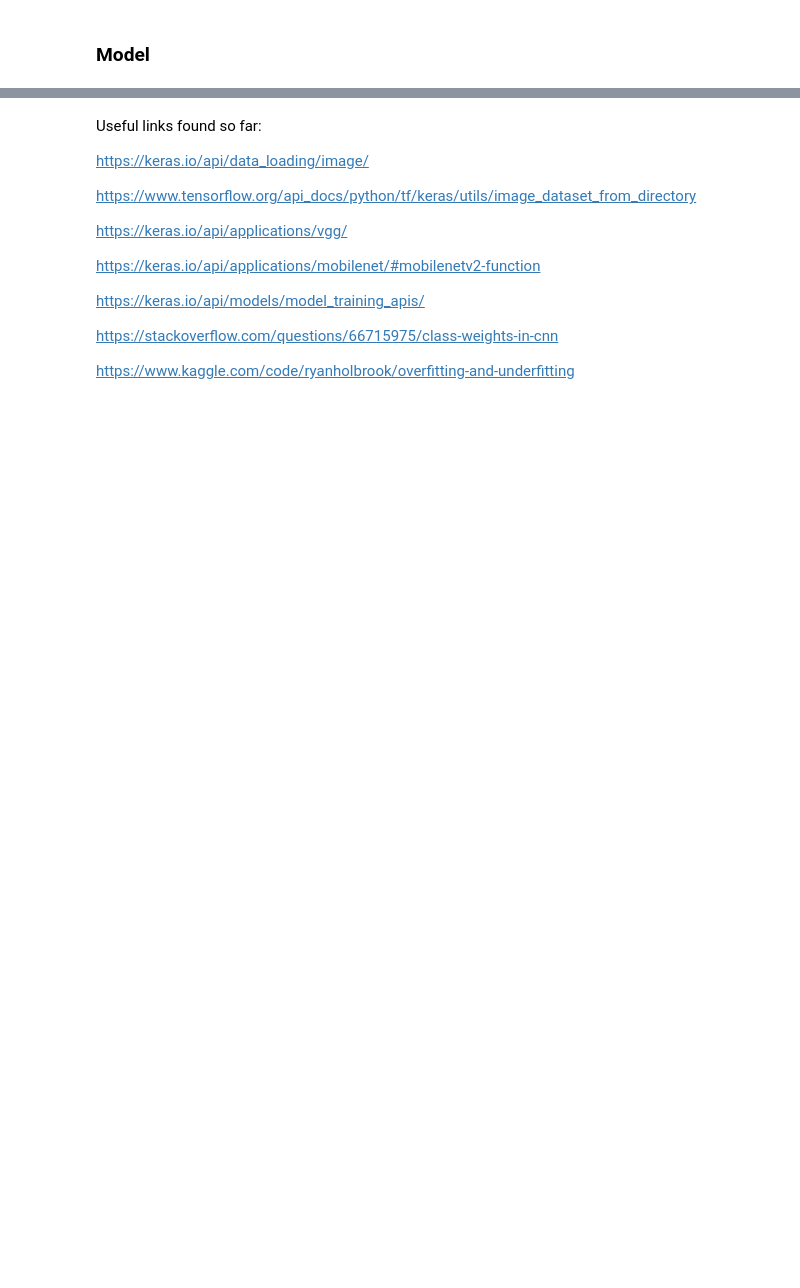
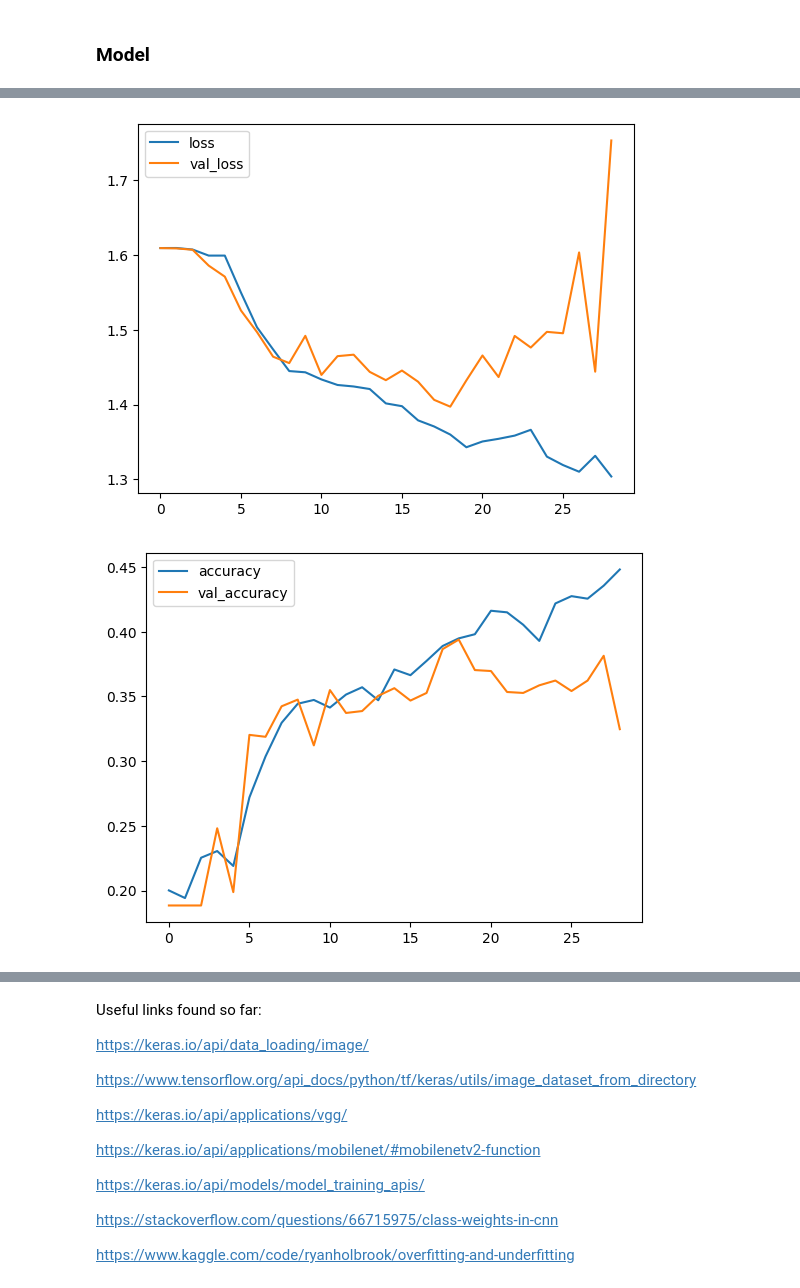
Before and after one commit to btsmith29/AMLS_II_assignment23_24, a Jupyter notebook: elec0135-assignment-cld.ipynb, the cells around one changed output, grey strips where cells are left out. Drawn from its saved outputs; the diff is of its cells as text; code cells hidden in the pictures; blank space fills up the shorter version.

```diff
--- a/elec0135-assignment-cld.ipynb
+++ b/elec0135-assignment-cld.ipynb
@@ -317,0 +377,5 @@ df_history = pd.concat([df_history, df_hist])
+# %%
+plot_experiment_results(df_results, "2")
+# %% [output]
+[figure, added]
+[figure, added]
```
Also changed, not shown: parts of 30 cells of this notebook.
